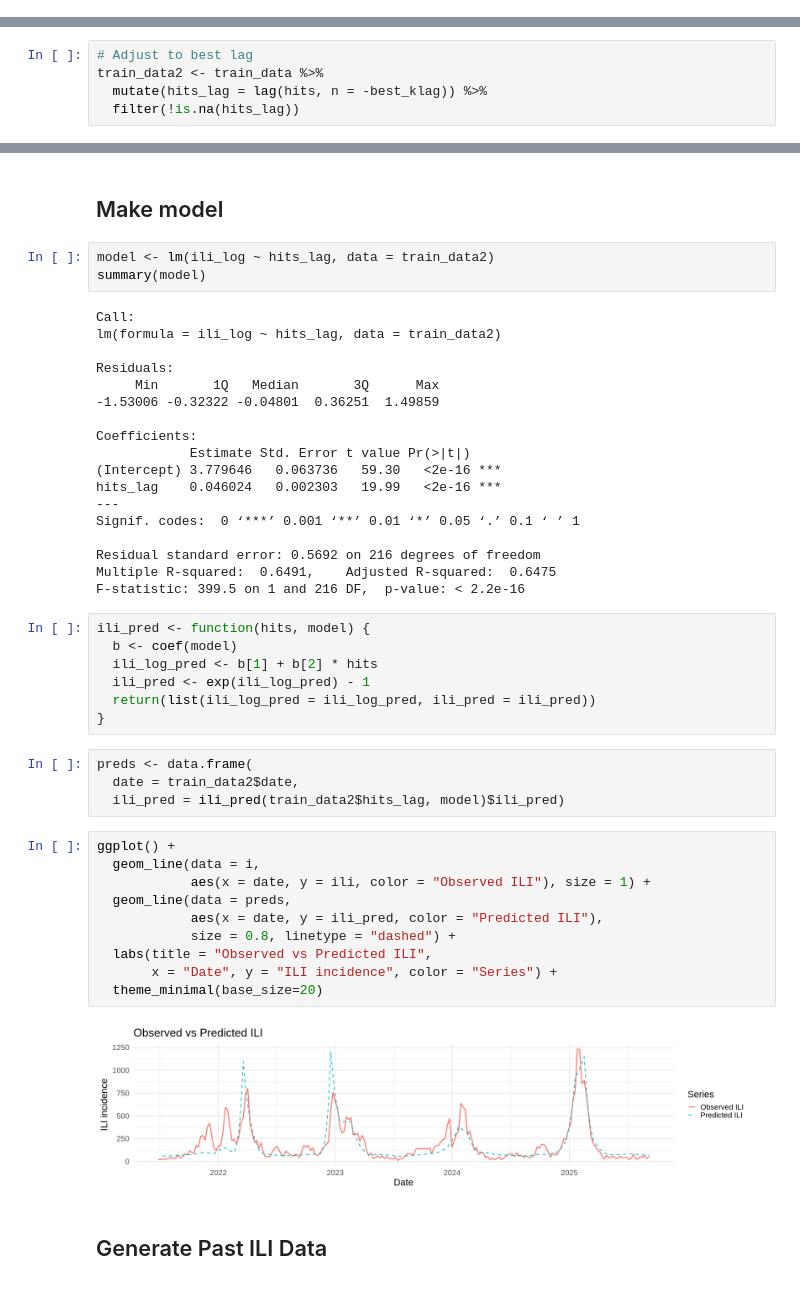
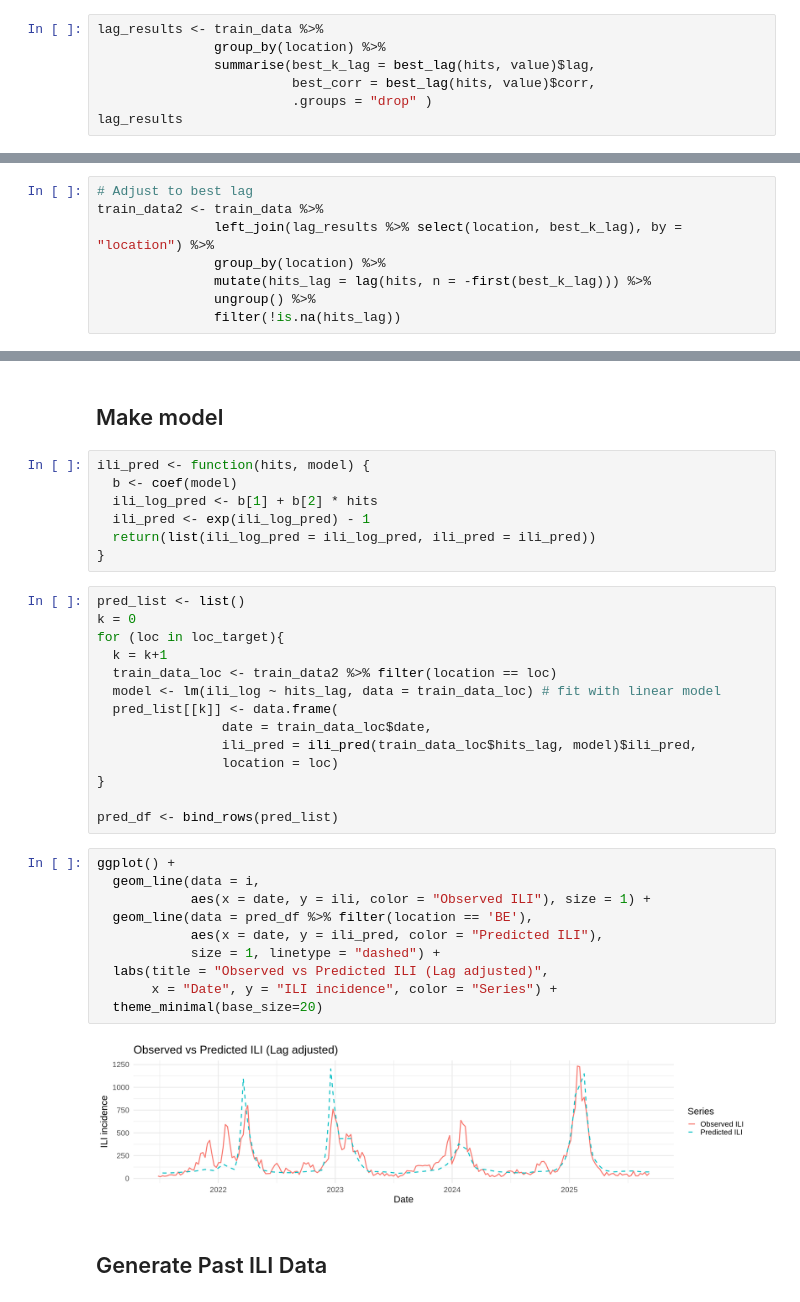
Before and after one commit to SahputraS/Flu-Forecast, a Jupyter notebook: ILI_Augmentation.ipynb, the cells around one changed output, grey strips where cells are left out. Cells and saved outputs as stored; diff of their text form.

```diff
--- a/ILI_Augmentation.ipynb
+++ b/ILI_Augmentation.ipynb
@@ -176,0 +182,7 @@ best_corr <- res$corr
+# %%
+lag_results <- train_data %>%
+               group_by(location) %>%
+               summarise(best_k_lag = best_lag(hits, value)$lag,
+                         best_corr = best_lag(hits, value)$corr,
+                         .groups = "drop" )
+lag_results
@@ -177,5 +201,8 @@ best_corr <- res$corr
 # %%
 # Adjust to best lag
 train_data2 <- train_data %>%
-  mutate(hits_lag = lag(hits, n = -best_klag)) %>%
-  filter(!is.na(hits_lag))
+               left_join(lag_results %>% select(location, best_k_lag), by = "location") %>%
+               group_by(location) %>%
+               mutate(hits_lag = lag(hits, n = -first(best_k_lag))) %>%
+               ungroup() %>%
+               filter(!is.na(hits_lag))
@@ -182,26 +221,5 @@ train_data2 <- train_data %>%
 # %% [markdown]
 ## Make model
-# %%
-model <- lm(ili_log ~ hits_lag, data = train_data2)
-summary(model)
-# %% [output]
-Call:
-lm(formula = ili_log ~ hits_lag, data = train_data2)
-
-Residuals:
-     Min       1Q   Median       3Q      Max
--1.53006 -0.32322 -0.04801  0.36251  1.49859
-
-Coefficients:
-            Estimate Std. Error t value Pr(>|t|)
-(Intercept) 3.779646   0.063736   59.30   <2e-16 ***
-hits_lag    0.046024   0.002303   19.99   <2e-16 ***
----
-Signif. codes:  0 ‘***’ 0.001 ‘**’ 0.01 ‘*’ 0.05 ‘.’ 0.1 ‘ ’ 1
-
-Residual standard error: 0.5692 on 216 degrees of freedom
-Multiple R-squared:  0.6491,    Adjusted R-squared:  0.6475
-F-statistic: 399.5 on 1 and 216 DF,  p-value: < 2.2e-16
 # %%
 ili_pred <- function(hits, model) {
   b <- coef(model)
@@ -209,21 +227,31 @@ ili_pred <- function(hits, model) {
   ili_pred <- exp(ili_log_pred) - 1
   return(list(ili_log_pred = ili_log_pred, ili_pred = ili_pred))
 }
-# %%
-preds <- data.frame(
-  date = train_data2$date,
-  ili_pred = ili_pred(train_data2$hits_lag, model)$ili_pred)
+# %%
+pred_list <- list()
+k = 0
+for (loc in loc_target){
+  k = k+1
+  train_data_loc <- train_data2 %>% filter(location == loc)
+  model <- lm(ili_log ~ hits_lag, data = train_data_loc) # fit with linear model
+  pred_list[[k]] <- data.frame(
+                date = train_data_loc$date,
+                ili_pred = ili_pred(train_data_loc$hits_lag, model)$ili_pred,
+                location = loc)
+}
+
+pred_df <- bind_rows(pred_list)
 # %%
 ggplot() +
   geom_line(data = i,
             aes(x = date, y = ili, color = "Observed ILI"), size = 1) +
-  geom_line(data = preds,
+  geom_line(data = pred_df %>% filter(location == 'BE'),
             aes(x = date, y = ili_pred, color = "Predicted ILI"),
-            size = 0.8, linetype = "dashed") +
-  labs(title = "Observed vs Predicted ILI",
+            size = 1, linetype = "dashed") +
+  labs(title = "Observed vs Predicted ILI (Lag adjusted)",
        x = "Date", y = "ILI incidence", color = "Series") +
   theme_minimal(base_size=20)
 # %% [output]
-[figure, old version]
+[figure, new version]
 # %% [markdown]
 ## Generate Past ILI Data
```
Also changed, not shown: parts of 29 cells of this notebook.
